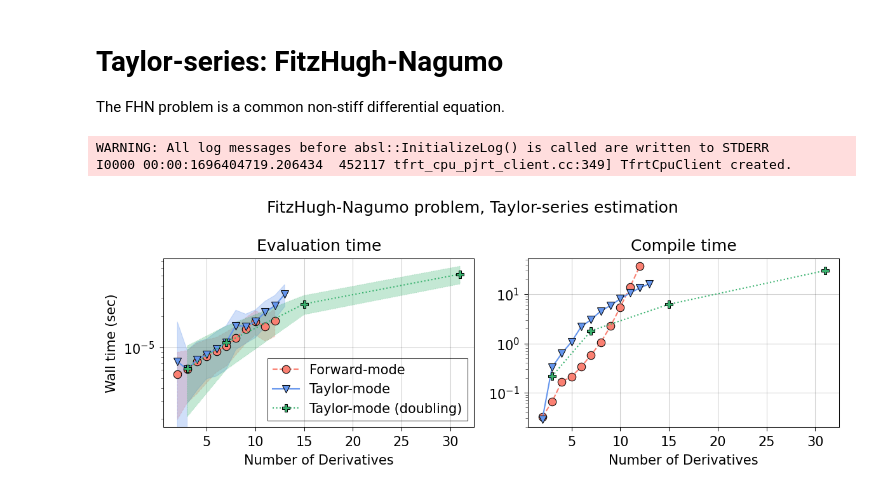
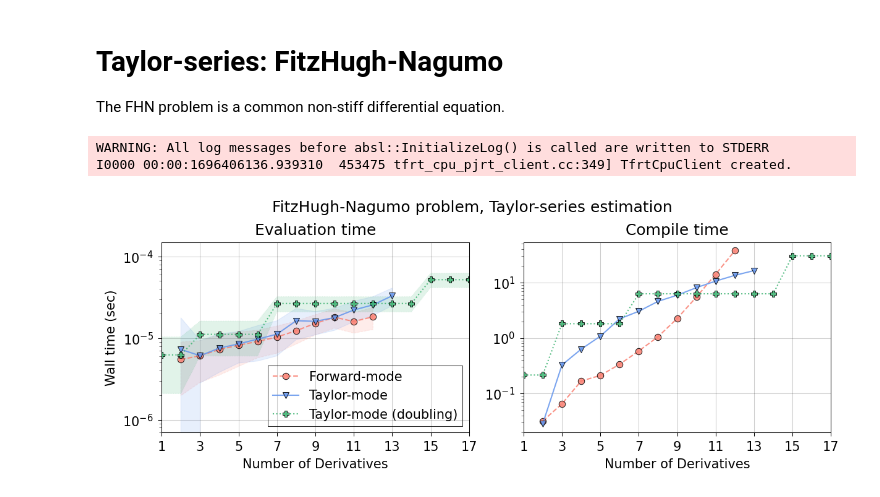
Before and after one commit to pnkraemer/probdiffeq, a Jupyter notebook: docs/benchmarks/taylor_fitzhughnagumo/plot.ipynb, the cells around one changed output. Drawn from its saved outputs; the diff is of its cells as text; code cells hidden in the pictures.

Commit message:
Updated the FHN plot

```diff
--- a/docs/benchmarks/taylor_fitzhughnagumo/plot.ipynb
+++ b/docs/benchmarks/taylor_fitzhughnagumo/plot.ipynb
@@ -32,41 +32,65 @@ def choose_style(label):
 
 def plot_results(axis_compile, axis_perform, results):
     """Plot the results."""
+    style_curve = {"alpha": 0.85, "markersize": 5}
+    style_area = {"alpha": 0.15}
     for label, wp in results.items():
         style = choose_style(label)
 
         inputs = wp["arguments"]
-        work_mean = wp["work_compile"]
-        axis_compile.semilogy(inputs, work_mean, label=label, **style)
+        work_compile = wp["work_compile"]
+        work_mean, work_std = wp["work_mean"], wp["work_std"]
 
-        work_mean, work_std = wp["work_mean"], wp["work_std"]
+        if "doubling" in label:
+            num_repeats = jnp.diff(jnp.concatenate((jnp.ones((1,)), inputs)))
+            inputs = jnp.arange(1, jnp.amax(inputs) * 1)
+            work_compile = _adaptive_repeat(work_compile, num_repeats)
+            work_mean = _adaptive_repeat(work_mean, num_repeats)
+            work_std = _adaptive_repeat(work_std, num_repeats)
+            axis_perform.set_xticks(inputs[::2])
+
+        axis_compile.semilogy(inputs, work_compile, label=label, **style, **style_curve)
+
         range_lower, range_upper = work_mean - work_std, work_mean + work_std
-        axis_perform.semilogy(inputs, work_mean, label=label, **style)
-        axis_perform.fill_between(inputs, range_lower, range_upper, alpha=0.3, **style)
+        axis_perform.semilogy(inputs, work_mean, label=label, **style, **style_curve)
+        axis_perform.fill_between(
+            inputs, range_lower, range_upper, **style, **style_area
+        )
 
+    axis_compile.set_xlim((1, 17))
+    axis_perform.set_yticks((1e-6, 1e-5, 1e-4))
+    axis_perform.set_ylim((7e-7, 1.5e-4))
     return axis_compile, axis_perform
+
+
+def _adaptive_repeat(xs, ys):
+    """Repeat the doubling values correctly to create a comprehensible plot."""
+    zs = []
+    for x, y in zip(xs, ys):
+        zs.extend([x] * int(y))
+    return jnp.asarray(zs)
 # %%
 plt.rcParams.update(notebook.plot_config())
 
 fig, (axis_perform, axis_compile) = plt.subplots(
-    ncols=2, dpi=150, figsize=(8, 3), sharex=True, tight_layout=True
+    ncols=2, dpi=150, figsize=(8, 3), sharex=True, constrained_layout=True
 )
 fig.suptitle("FitzHugh-Nagumo problem, Taylor-series estimation")
 
 results = load_results()
 axis_compile, axis_perform = plot_results(axis_compile, axis_perform, results)
 
 axis_compile.set_title("Compile time")
 axis_perform.set_title("Evaluation time")
-axis_perform.legend()
+axis_perform.legend(loc="lower right")
 axis_compile.set_xlabel("Number of Derivatives")
 axis_perform.set_xlabel("Number of Derivatives")
 axis_perform.set_ylabel("Wall time (sec)")
 axis_perform.grid()
 axis_compile.grid()
 
 plt.show()
 # %% [output]
 WARNING: All log messages before absl::InitializeLog() is called are written to STDERR
-I0000 00:00:1696404719.206434  452117 tfrt_cpu_pjrt_client.cc:349] TfrtCpuClient created.
+I0000 00:00:1696406136.939310  453475 tfrt_cpu_pjrt_client.cc:349] TfrtCpuClient created.
-[figure, old version]
+[figure, new version]
```
Also changed, not shown: 1 other file.
